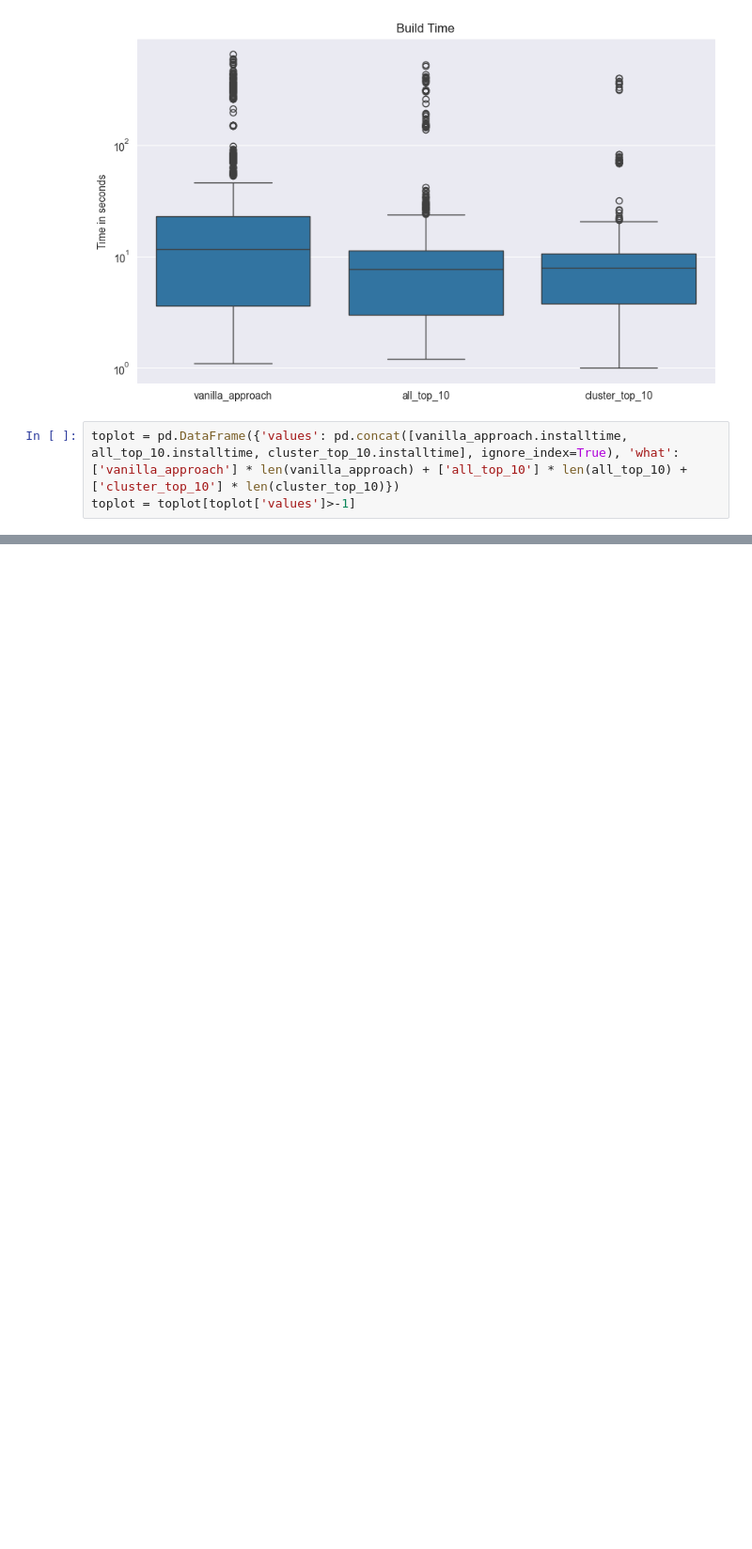
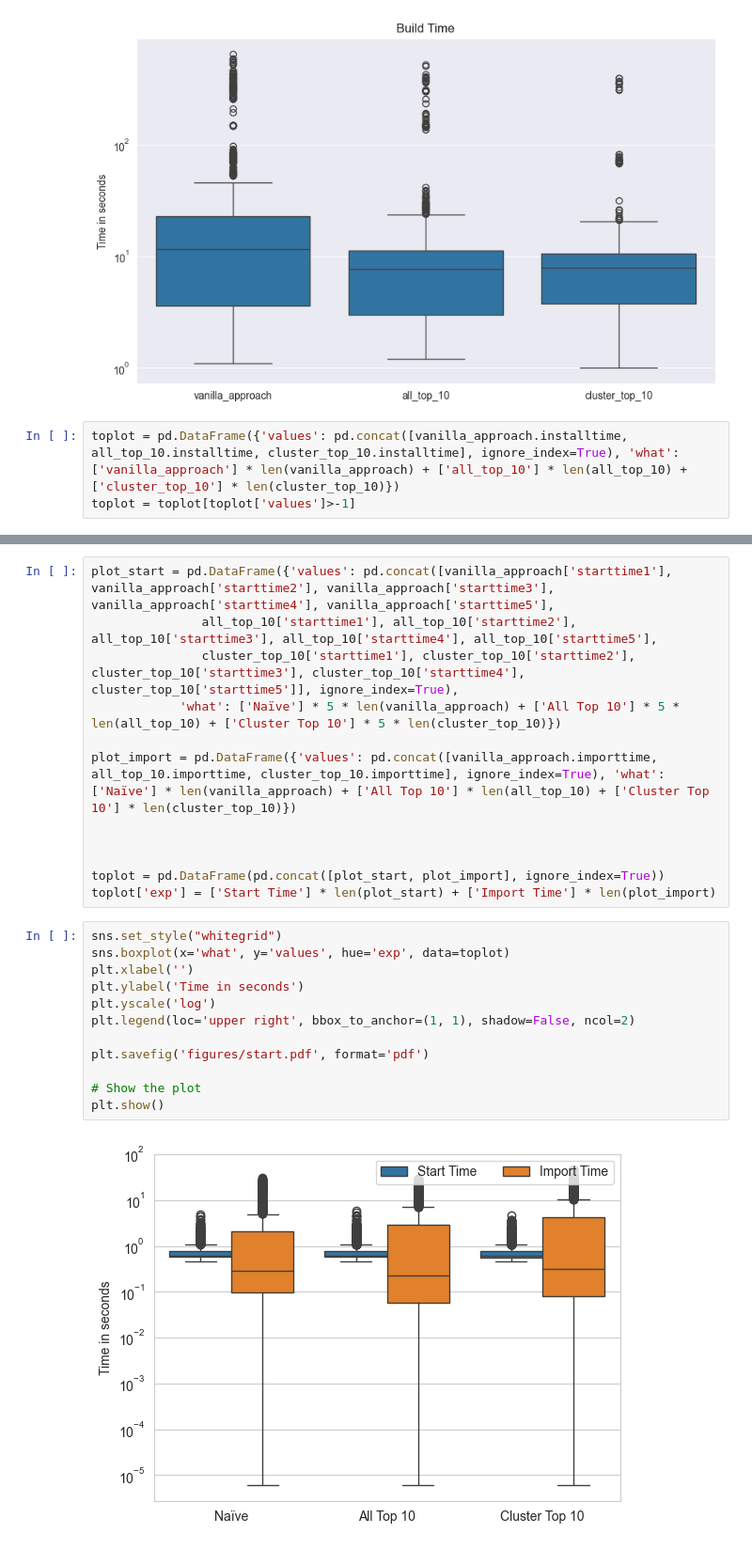
Before and after one commit to globus-labs/package-preloading, a Jupyter notebook: Plot_results.ipynb, the cells around one changed output, grey strips where cells are left out. Shown at 94% size. Saved outputs shown, nothing was run; the diff lists cells and outputs as text; blank space fills up the shorter version.

```diff
--- a/Plot_results.ipynb
+++ b/Plot_results.ipynb
@@ -189,3 +511,29 @@ plt.show()
+# %%
+plot_start = pd.DataFrame({'values': pd.concat([vanilla_approach['starttime1'], vanilla_approach['starttime2'], vanilla_approach['starttime3'], vanilla_approach['starttime4'], vanilla_approach['starttime5'],
+               all_top_10['starttime1'], all_top_10['starttime2'], all_top_10['starttime3'], all_top_10['starttime4'], all_top_10['starttime5'],
+               cluster_top_10['starttime1'], cluster_top_10['starttime2'], cluster_top_10['starttime3'], cluster_top_10['starttime4'], cluster_top_10['starttime5']], ignore_index=True),
+            'what': ['Naïve'] * 5 * len(vanilla_approach) + ['All Top 10'] * 5 * len(all_top_10) + ['Cluster Top 10'] * 5 * len(cluster_top_10)})
+
+plot_import = pd.DataFrame({'values': pd.concat([vanilla_approach.importtime, all_top_10.importtime, cluster_top_10.importtime], ignore_index=True), 'what': ['Naïve'] * len(vanilla_approach) + ['All Top 10'] * len(all_top_10) + ['Cluster Top 10'] * len(cluster_top_10)})
+
+
+
+toplot = pd.DataFrame(pd.concat([plot_start, plot_import], ignore_index=True))
+toplot['exp'] = ['Start Time'] * len(plot_start) + ['Import Time'] * len(plot_import)
+# %%
+sns.set_style("whitegrid")
+sns.boxplot(x='what', y='values', hue='exp', data=toplot)
+plt.xlabel('')
+plt.ylabel('Time in seconds')
+plt.yscale('log')
+plt.legend(loc='upper right', bbox_to_anchor=(1, 1), shadow=False, ncol=2)
+
+plt.savefig('figures/start.pdf', format='pdf')
+
+# Show the plot
+plt.show()
+# %% [output]
+[figure, added]
 # %%
 install = pd.read_csv("experiments/installations.csv")
 install_libaries = pd.DataFrame()
```
Also changed, not shown: parts of 42 cells of this notebook, 2 other files.
